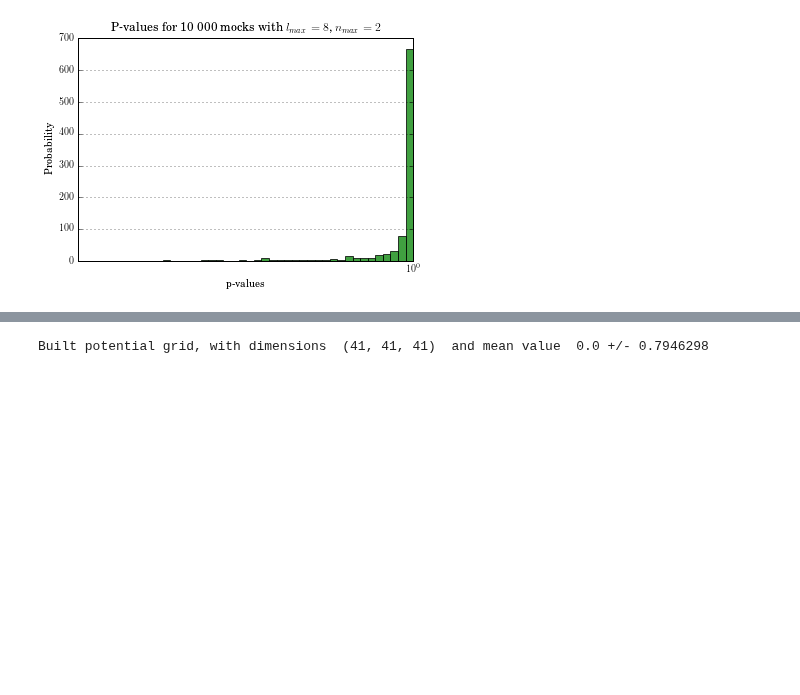
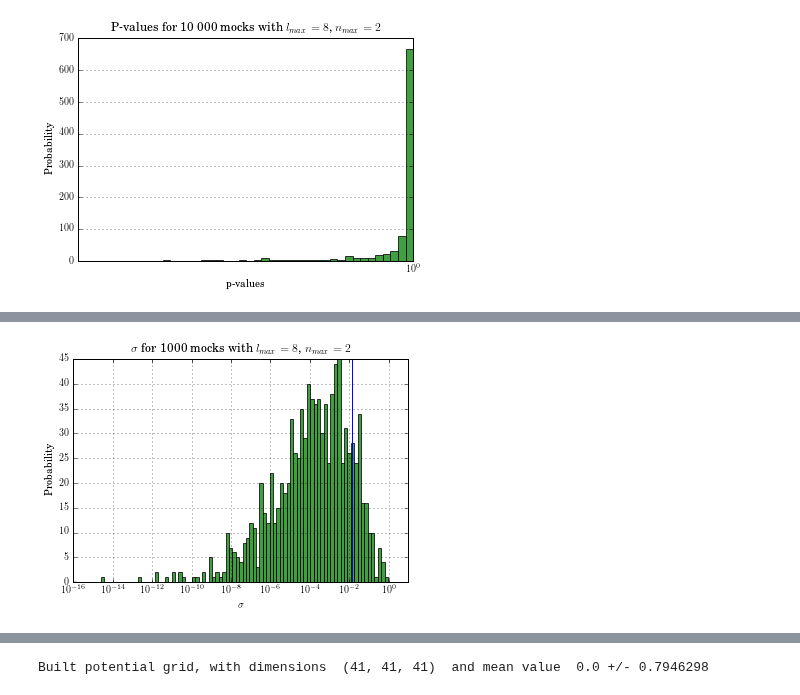
Before and after one commit to LaurencePeanuts/Music, a Jupyter notebook: Scripts/Robustness_notebook.ipynb, the cells around one changed output, grey strips where cells are left out. Drawn from its saved outputs; the diff is of its cells as text; code cells hidden in the pictures; blank space fills up the shorter version.

```diff
--- a/Scripts/Robustness_notebook.ipynb
+++ b/Scripts/Robustness_notebook.ipynb
@@ -167,0 +92,7 @@ Sigma is 0.000000 arcmin (0.000000 rad)
+# %%
+
+probabilities2=chi2.cdf(chi2vals, len(beatbox.You.all_simulated_universes[-1].fn))
+sigmas_dev=erfinv(probabilities2)*np.sqrt(2)
+print np.mean(sigmas_dev)
+print probabilities2[:50]
+print pvals[:50]
@@ -167,0 +140,26 @@ Sigma is 0.000000 arcmin (0.000000 rad)
+# %%
+n, bins, patches = plt.hist(sigmas_dev,bins=np.logspace(-16, 1, 100), facecolor='green', alpha=0.75)
+plt.gca().set_xscale("log")
+#n, bins, patches = plt.hist(pvals,bins=np.linspace(0.9, 1.0, 100), facecolor='green', alpha=0.75)
+plt.rc('text', usetex=True)
+plt.rc('font', family='serif')
+
+plt.xlabel(r'$\sigma$')
+plt.ylabel('Probability')
+plt.title(r'$\sigma$ for 1000 mocks with $l_{max}=8$, $n_{max}=2$')
+#plt.xlim(0.95,1)
+
+#x = np.linspace(norm.ppf(0.01, loc=1, scale=0.19), norm.ppf(0.99, loc=1,  scale=0.19), 100)
+#x=np.linspace(0,1.6, 100)
+#rv = norm()
+#plt.plot(x, norm.pdf(x, loc=1.02, scale=0.14), 'k-', lw=2, label='frozen pdf')
+
+
+#plt.axis([40, 160, 0, 0.03])
+plt.grid(True)
+
+plt.axvline(np.mean(sigmas_dev))
+
+plt.show()
+# %% [output]
+[figure, added]
```
Also changed, not shown: parts of 20 cells of this notebook, 1 other file.
